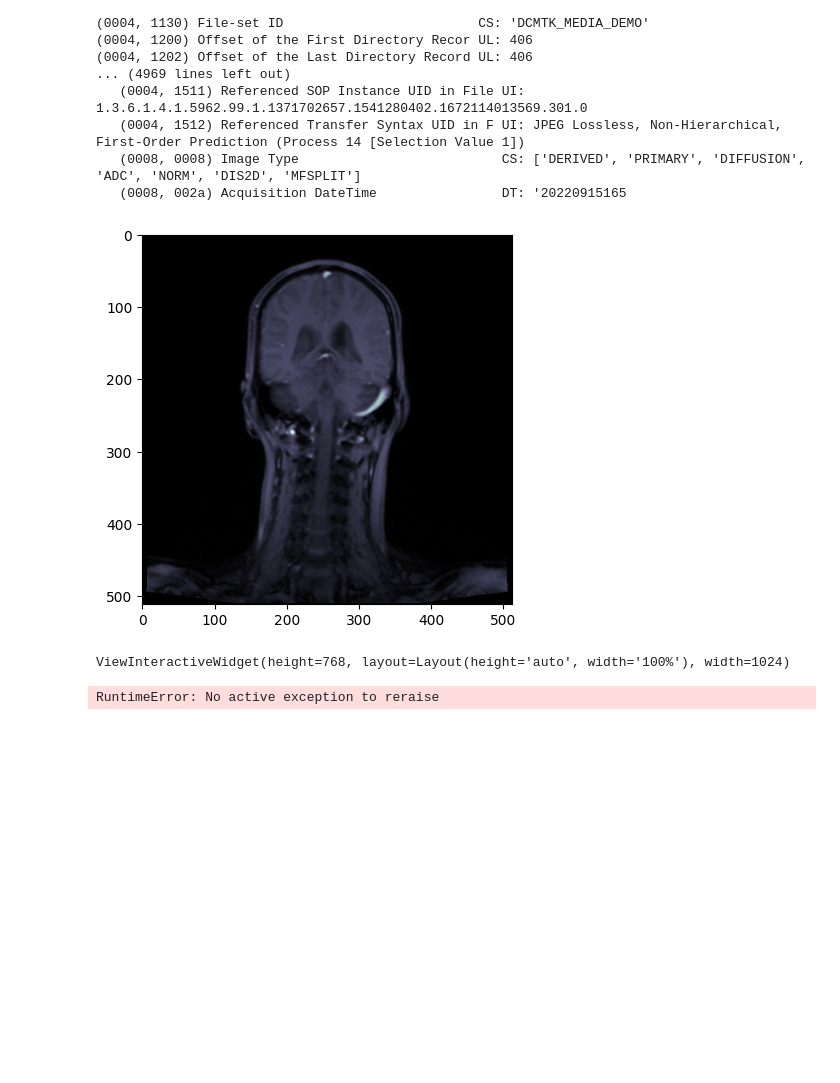
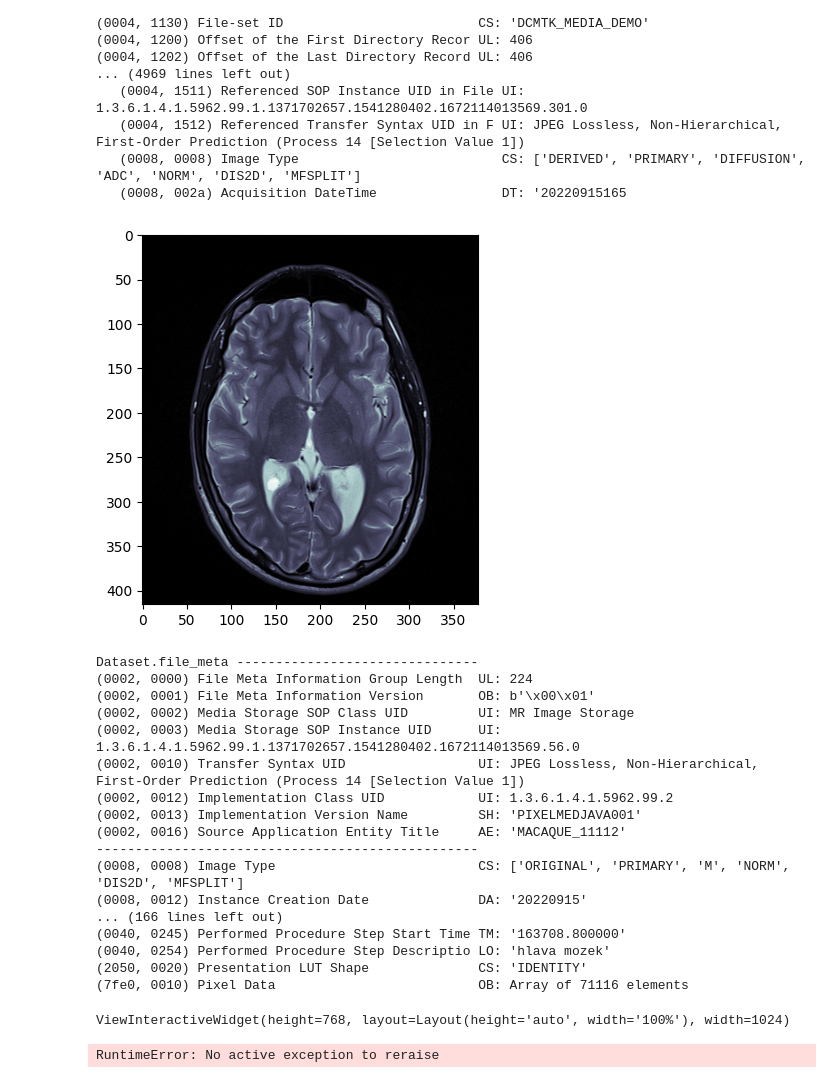
Before and after one commit to cernymichal/mri3d, a Jupyter notebook: dicom_plt.ipynb, the cells around one changed output. Drawn from its saved outputs; the diff is of its cells as text; code cells hidden in the pictures; blank space fills up the shorter version.

```diff
--- a/dicom_plt.ipynb
+++ b/dicom_plt.ipynb
@@ -52,7 +52,7 @@ Dataset.file_meta -------------------------------
 # %%
 patient = ds.patient_records[0]
 study = [child for child in patient.children if child.DirectoryRecordType == "STUDY"][0]
-series = [child for child in study.children if child.DirectoryRecordType == "SERIES"][0]
+series = [child for child in study.children if child.DirectoryRecordType == "SERIES"][2]
 
 images = [child for child in series.children if child.DirectoryRecordType == "IMAGE"]
 # Get the absolute file path to each instance
@@ -72,15 +72,49 @@ volume = np.array(slices_data)
 # %%
 plt.imshow(volume[len(volume)//2], cmap=plt.cm.bone)
 plt.show()
+
+#for i in range(volume.shape[0]):
+#    plt.imshow(volume[i], cmap=plt.cm.bone)
+#    plt.show()
+
+[slice.SliceLocation for slice in slices]
+
+slices[0]
 # %% [output]
-[figure, old version]
+[figure, new version]
+Dataset.file_meta -------------------------------
+(0002, 0000) File Meta Information Group Length  UL: 224
+(0002, 0001) File Meta Information Version       OB: b'\x00\x01'
+(0002, 0002) Media Storage SOP Class UID         UI: MR Image Storage
+(0002, 0003) Media Storage SOP Instance UID      UI: 1.3.6.1.4.1.5962.99.1.1371702657.1541280402.1672114013569.56.0
+(0002, 0010) Transfer Syntax UID                 UI: JPEG Lossless, Non-Hierarchical, First-Order Prediction (Process 14 [Selection Value 1])
+(0002, 0012) Implementation Class UID            UI: 1.3.6.1.4.1.5962.99.2
+(0002, 0013) Implementation Version Name         SH: 'PIXELMEDJAVA001'
+(0002, 0016) Source Application Entity Title     AE: 'MACAQUE_11112'
+-------------------------------------------------
+(0008, 0008) Image Type                          CS: ['ORIGINAL', 'PRIMARY', 'M', 'NORM', 'DIS2D', 'MFSPLIT']
+(0008, 0012) Instance Creation Date              DA: '20220915'
+... (166 lines left out)
+(0040, 0245) Performed Procedure Step Start Time TM: '163708.800000'
+(0040, 0254) Performed Procedure Step Descriptio LO: 'hlava mozek'
+(2050, 0020) Presentation LUT Shape              CS: 'IDENTITY'
+(7fe0, 0010) Pixel Data                          OB: Array of 71116 elements
-# %%
-p = pv.Plotter()
-p.add_volume(np.rot90(np.rot90(volume, k=-1, axes=(1, 2)),
-             k=-1, axes=(0, 1)), cmap="viridis")
-p.show()
-# %% [output]
-ViewInteractiveWidget(height=768, layout=Layout(height='auto', width='100%'), width=1024)
+# %%
+vol = np.rot90(np.rot90(volume, k=2, axes=(0, 1)), k=1, axes=(0, 2))
+#vol = np.interp(vol, (vol.min(), vol.max()), (0, 255))
+
+grid = pv.UniformGrid()
+
+grid.dimensions = vol.shape
+
+#grid.origin = (0, 0, 0)  # The bottom left corner of the data set
+grid.spacing = (*slices[0].PixelSpacing, slices[0].SliceThickness)  # These are the cell sizes along each axis
+
+grid.point_data["values"] = vol.flatten(order="F")  # Flatten the array!
+
+grid.plot(volume=True, opacity="sigmoid", cmap="bone")
+# %% [output]
+ViewInteractiveWidget(height=768, layout=Layout(height='auto', width='100%'), width=1024)
 # %%
 raise
 
```
Also changed, not shown: parts of 1 cell of this notebook.
